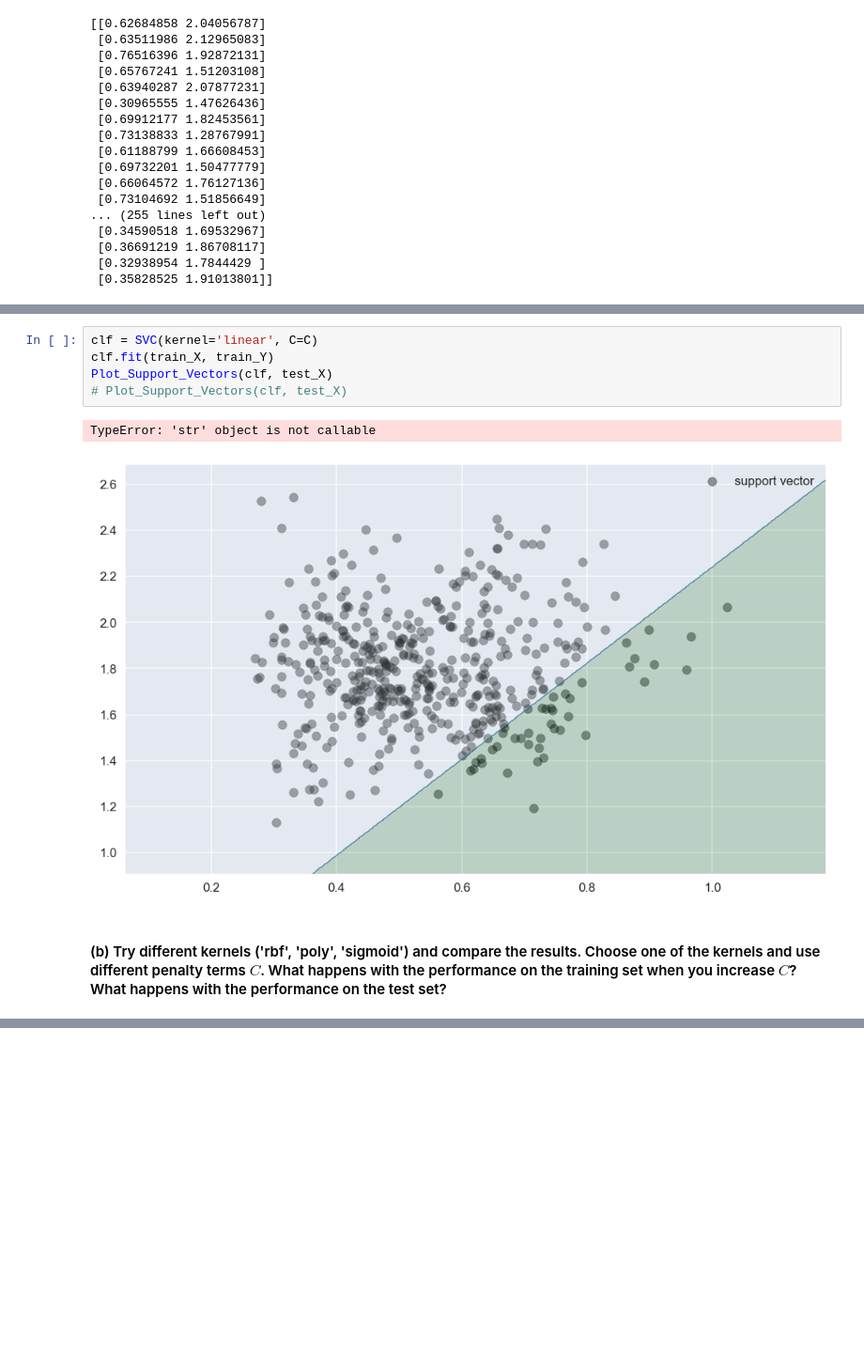
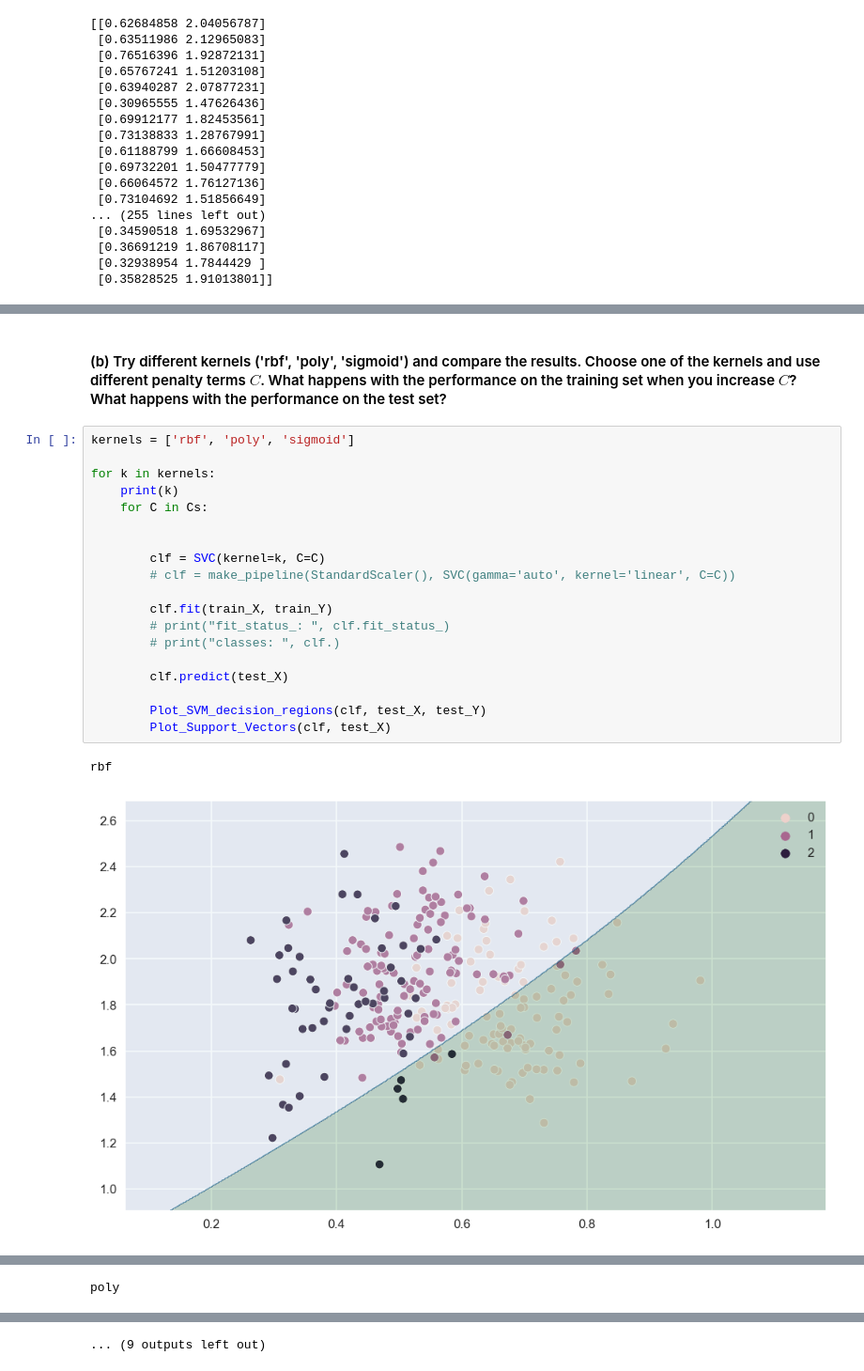
Before and after one commit to Eeaeau/TTT4185---ML-for-singnal-processing, a Jupyter notebook: Assignment 2/TTT4185_assignment_2_2021-10-02.ipynb, the cells around one changed output, grey strips where cells are left out. Shown at 94% size. Drawn from its saved outputs; the diff is of its cells as text; blank space fills up the shorter version.

```diff
--- a/Assignment 2/TTT4185_assignment_2_2021-10-02.ipynb
+++ b/Assignment 2/TTT4185_assignment_2_2021-10-02.ipynb
@@ -871,10 +876,24 @@ TypeError: 'str' object is not callable
-# %%
-clf = SVC(kernel='linear', C=C)
-clf.fit(train_X, train_Y)
-Plot_Support_Vectors(clf, test_X)
-# Plot_Support_Vectors(clf, test_X)
-# %% [output]
-TypeError: 'str' object is not callable
-[figure, removed]
 # %% [markdown]
 #### (b) Try different kernels ('rbf', 'poly', 'sigmoid') and compare the results. Choose one of the kernels and use different penalty terms $C$. What happens with the performance on the training set when you increase $C$? What happens with the performance on the test set?
+# %%
+kernels = ['rbf', 'poly', 'sigmoid']
+
+for k in kernels:
+    print(k)
+    for C in Cs:
+
+
+        clf = SVC(kernel=k, C=C)
+        # clf = make_pipeline(StandardScaler(), SVC(gamma='auto', kernel='linear', C=C))
+
+        clf.fit(train_X, train_Y)
+        # print("fit_status_: ", clf.fit_status_)
+        # print("classes: ", clf.)
+
+        clf.predict(test_X)
+
+        Plot_SVM_decision_regions(clf, test_X, test_Y)
+        Plot_Support_Vectors(clf, test_X)
+# %% [output]
+rbf
+[figure, added]
@@ -880,0 +905 @@ TypeError: 'str' object is not callable
+poly
@@ -880,0 +910 @@ TypeError: 'str' object is not callable
+... (9 outputs left out)
```
Also changed, not shown: parts of 3 cells of this notebook.
